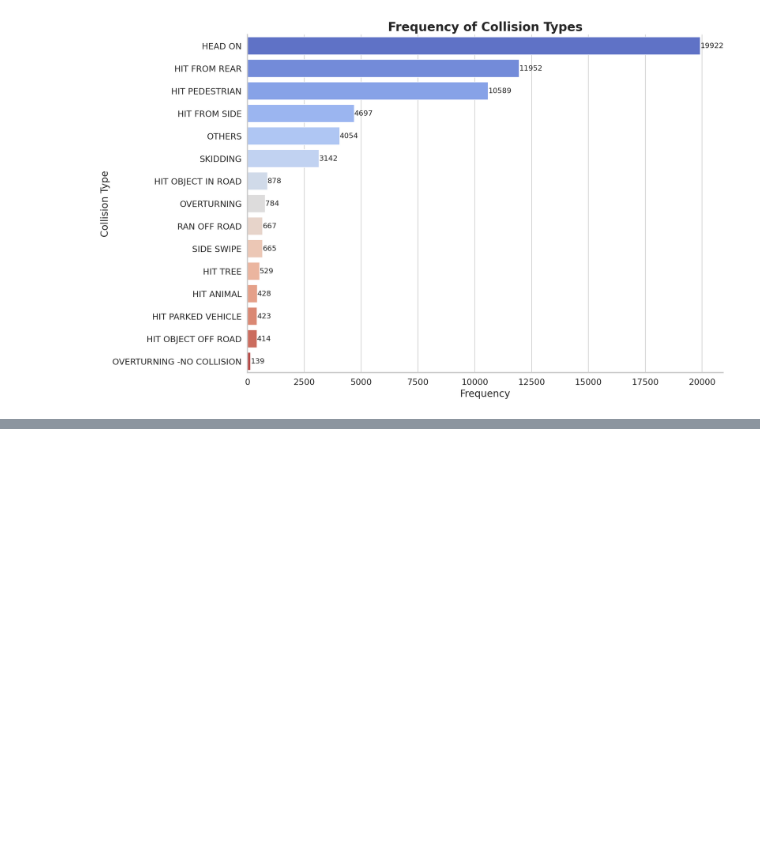
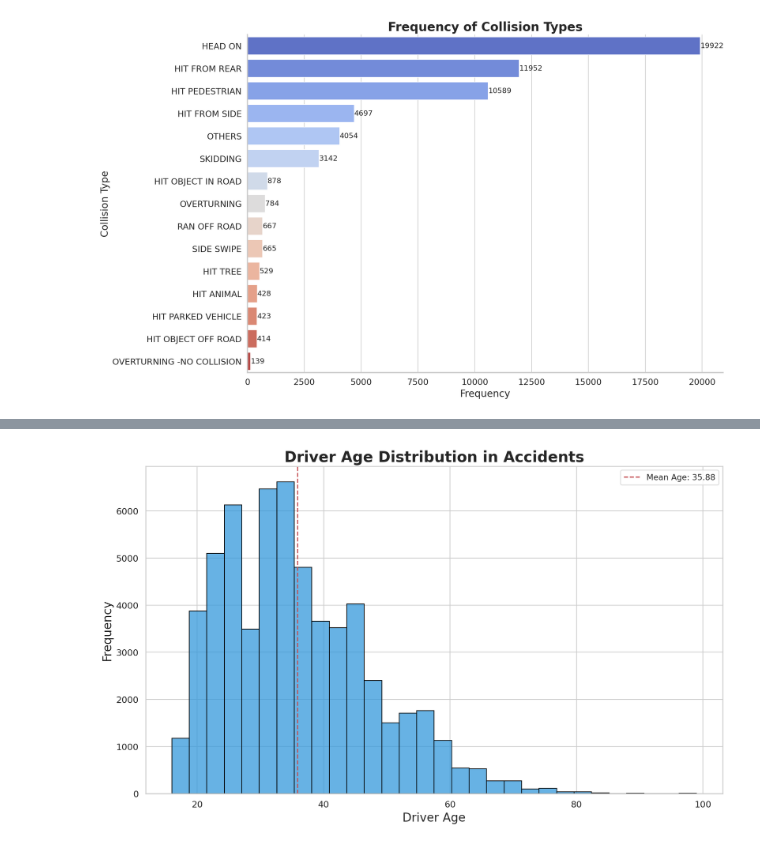
Before and after one commit to alikhan37544/TN_Police_Research, a Jupyter notebook: EDA.ipynb, the cells around one changed output, grey strips where cells are left out. Saved outputs shown, nothing was run; the diff lists cells and outputs as text; code cells hidden in the pictures; blank space fills up the shorter version.

```diff
--- a/EDA.ipynb
+++ b/EDA.ipynb
@@ -581,0 +621,30 @@ Passing `palette` without assigning `hue` is deprecated and will be removed in v
+# %%
+sns.set_style("whitegrid")
+
+# Increase the figure size and resolution
+plt.figure(figsize=(14, 8), dpi=150)
+
+# Choose a color
+color = "#3498db"  # A pleasant blue
+
+# Create the histogram
+sns.histplot(df['DRIVER AGE'], bins=30, color=color, edgecolor='black')
+
+# Add titles and labels with appropriate font size
+plt.title('Driver Age Distribution in Accidents', fontsize=20, fontweight='bold')
+plt.xlabel('Driver Age', fontsize=16)
+plt.ylabel('Frequency', fontsize=16)
+
+# Customize tick parameters for readability
+plt.xticks(fontsize=12)
+plt.yticks(fontsize=12)
+
+# Adding a mean line
+mean_age = df['DRIVER AGE'].mean()
+plt.axvline(mean_age, color='r', linestyle='--', label=f'Mean Age: {mean_age:.2f}')
+plt.legend()
+
+# Show the plot
+plt.show()
+# %% [output]
+[figure, added]
```
Also changed, not shown: parts of 9 cells of this notebook.
